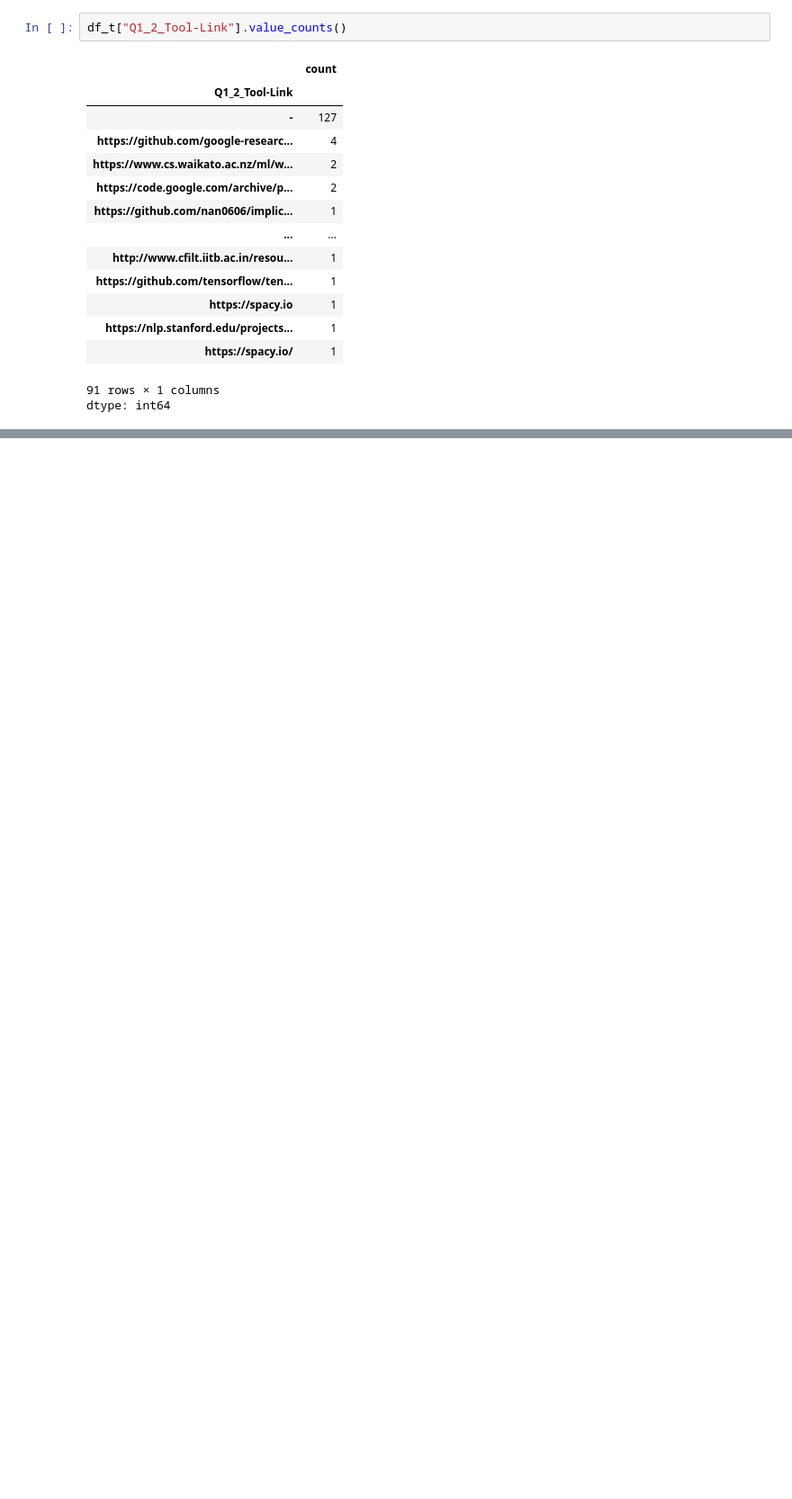
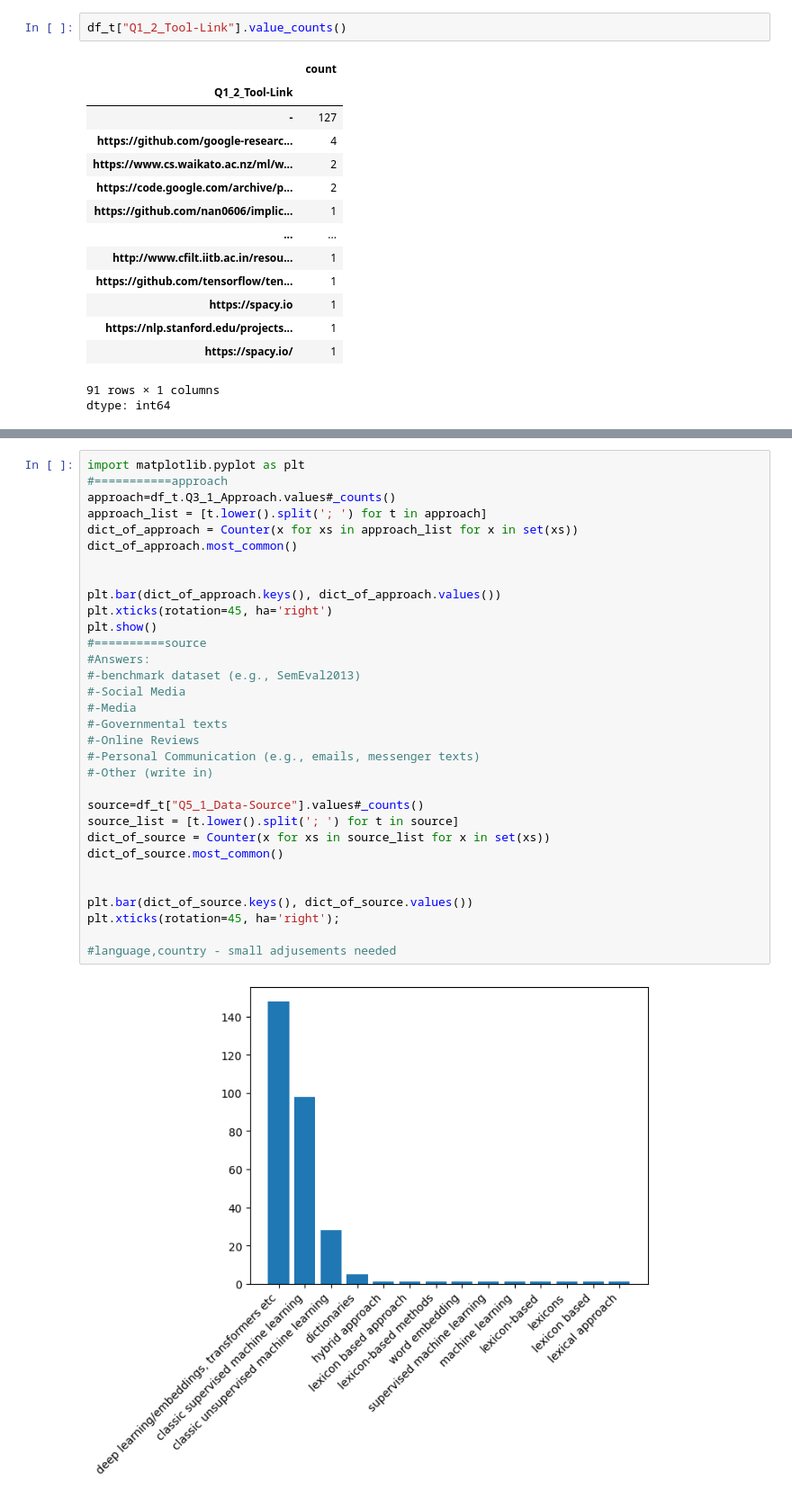
Before and after one commit to JBGruber/opinion-wg2, a Jupyter notebook: analysis_visualization/visualization2_olya.ipynb, the cells around one changed output, grey strips where cells are left out. Shown at 90% size. Drawn from its saved outputs; the diff is of its cells as text; blank space fills up the shorter version.

```diff
--- a/analysis_visualization/visualization2_olya.ipynb
+++ b/analysis_visualization/visualization2_olya.ipynb
@@ -146,3 +137,37 @@ Counter(subdomains).most_common()
  ('mpqa.cs.pitt.edu', 1),
  ('www.tweepy.org', 1),
  ('tech.yandex.com', 1)]
+# %%
+import matplotlib.pyplot as plt
+#===========approach
+approach=df_t.Q3_1_Approach.values#_counts()
+approach_list = [t.lower().split('; ') for t in approach]
+dict_of_approach = Counter(x for xs in approach_list for x in set(xs))
+dict_of_approach.most_common()
+
+
+plt.bar(dict_of_approach.keys(), dict_of_approach.values())
+plt.xticks(rotation=45, ha='right')
+plt.show()
+#==========source
+#Answers:
+#-benchmark dataset (e.g., SemEval2013)
+#-Social Media
+#-Media
+#-Governmental texts
+#-Online Reviews
+#-Personal Communication (e.g., emails, messenger texts)
+#-Other (write in)
+
+source=df_t["Q5_1_Data-Source"].values#_counts()
+source_list = [t.lower().split('; ') for t in source]
+dict_of_source = Counter(x for xs in source_list for x in set(xs))
+dict_of_source.most_common()
+
+
+plt.bar(dict_of_source.keys(), dict_of_source.values())
+plt.xticks(rotation=45, ha='right');
+
+#language,country - small adjusements needed
+# %% [output]
+[figure, added]
```
Also changed, not shown: parts of 3 cells of this notebook.
